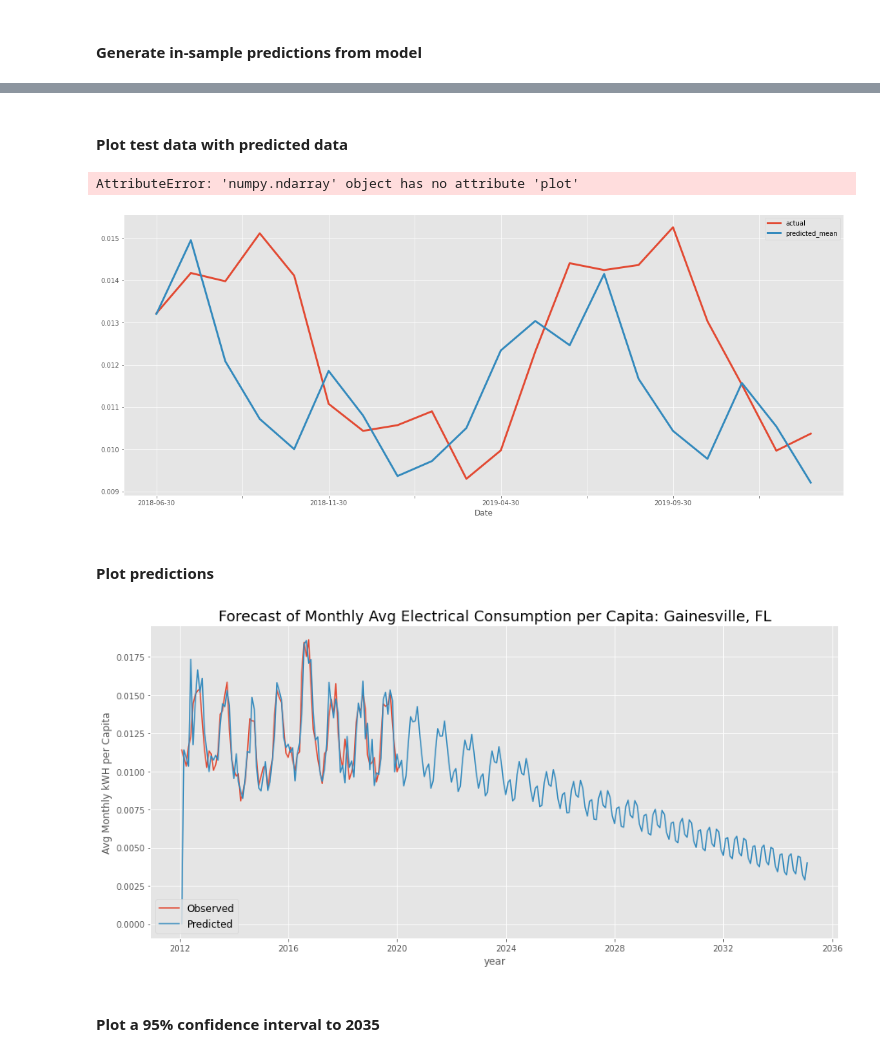
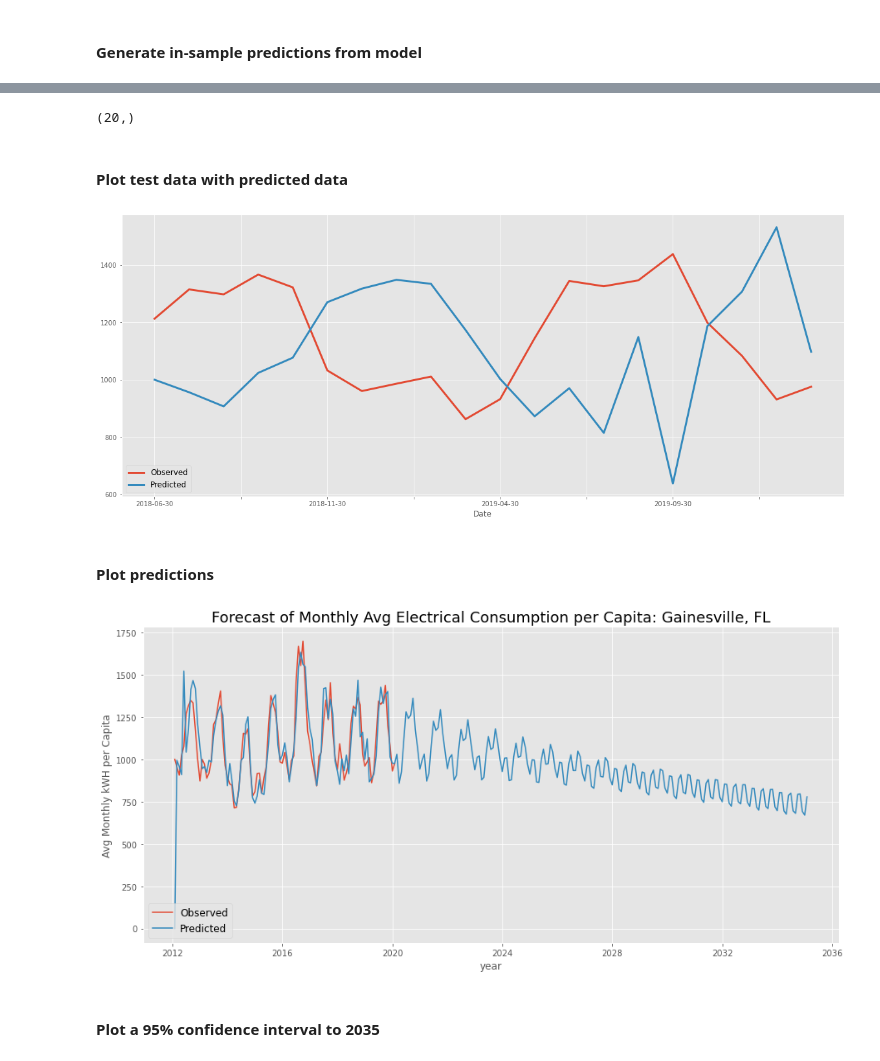
Before and after one commit to katiejohnsonsf/Forecasting-a-Carbon-Zero-City, a Jupyter notebook: Models.ipynb, the cells around one changed output, grey strips where cells are left out. Drawn from its saved outputs; the diff is of its cells as text; code cells hidden in the pictures.

```diff
--- a/Models.ipynb
+++ b/Models.ipynb
@@ -230,2 +332,19 @@ predictions_nd = res_nd.predict(start=78, end=97)
+# %%
+def inv_diff(df_orig_column ,df_diff_column, periods):
+    # Generate np.array for the diff_inv function - it includes first n values(n =
+    # periods) of original data & further diff values of given periods
+    value = np.array(df_orig_column[:periods].tolist()+df_diff_column[periods:].tolist())
+
+    # Generate np.array with inverse diff
+    inv_diff_vals = diff_inv(value, periods,1)[periods:]
+    return inv_diff_vals
+# %%
+undiffed_preds = inv_diff(cov_rem['avg_kwh_capita'], predictions['predicted_mean'], 12)
+# %%
+undiffed_preds.shape
+# %% [output]
+(20,)
+# %%
+undiffed_preds = pd.DataFrame(undiffed_preds)
 # %% [markdown]
-<h4>Plot test data with predicted data
+<h4>Plot test data with predicted data</h4>
@@ -240,28 +351,34 @@ predictions_nd.rename(columns={1:'Pred'}, inplace=True)
+# %%
+# create a data frame with predicted and actual values of undiffed data
+undiffed_preds.reset_index(drop=True, inplace=True)
+undiffed_preds.index=predictions.index
+undiffed_preds['actual'] = cov_rem['avg_kwh_capita'][77:97]
+undiffed_preds.head()
+undiffed_preds.columns = ['predicted_mean', 'actual']
 # %%
-#SARIMAX
-predictions_nd['actual'].plot(figsize=(20,8), legend=True, linewidth=3.0)
-predictions_nd['predicted_mean'].plot(legend=True, linewidth=3.0, figsize=(20,8))
+# plot test and pred data without differencing to see original unit scale
 
-ax.plot()
+undiffed_preds['actual'].plot(figsize=(20,8), legend=True, linewidth=3.0)
+undiffed_preds['predicted_mean'].plot(legend=True, linewidth=3.0, figsize=(20,8))
+
 ax.set_title("Model Fit with Test Data", fontsize=18)
 ax.set_xlabel('Date', fontsize='x-large')
 ax.set_ylabel('Avg monthly kwh consumed', fontsize='x-large')
 plt.legend(['Observed', 'Predicted'], loc=3, fontsize='large')
 plt.savefig('images/test_pred_plot.png')
 # %% [output]
-AttributeError: 'numpy.ndarray' object has no attribute 'plot'
-[figure, old version]
+[figure, new version]
 # %% [markdown]
 <h4>Plot predictions</h4>
 # %%
 # Create a dataframe with index length of my prediction
-not_diffed.index = pd.to_datetime(not_diffed.index, infer_datetime_format=True)
+cov_rem.index = pd.to_datetime(cov_rem.index, infer_datetime_format=True)
 index = pd.date_range(start='2020-02-28', end='2035-01-31', freq='M')
 columns = ['avg_kwh_capita']
 future_kwh = pd.DataFrame(index=index, columns=columns)
 
 # Merge empty rediction df with the observed values df for endogenous factors in my model
-future_kwh = future_kwh.merge(not_diffed, on='avg_kwh_capita', how='outer', left_index=True, right_index=True)
+future_kwh = future_kwh.merge(cov_rem, on='avg_kwh_capita', how='outer', left_index=True, right_index=True)
 
 # Train a SARIMAX model with observed values
 e_consum_model = sm.tsa.statespace.SARIMAX(future_kwh, order=(0, 1, 2), seasonal_order=(2, 1, 1, 4)).fit()
@@ -278,9 +395,9 @@ ax.set_title("Forecast of Monthly Avg Electrical Consumption per Capita: Gainesv
 ax.set_xlabel('year')
 ax.set_ylabel('Avg Monthly kWH per Capita')
 plt.legend(['Observed', 'Predicted'], loc=3, fontsize='large')
-plt.savefig('images/pred_plot.png')
+plt.savefig('images/pred_plot_diffed.png')
 # %% [output]
-[figure, old version]
+[figure, new version]
 # %% [markdown]
 <h4>Plot a 95% confidence interval to 2035</h4
 # %%
```
Also changed, not shown: parts of 35 cells of this notebook, 1 other file.
